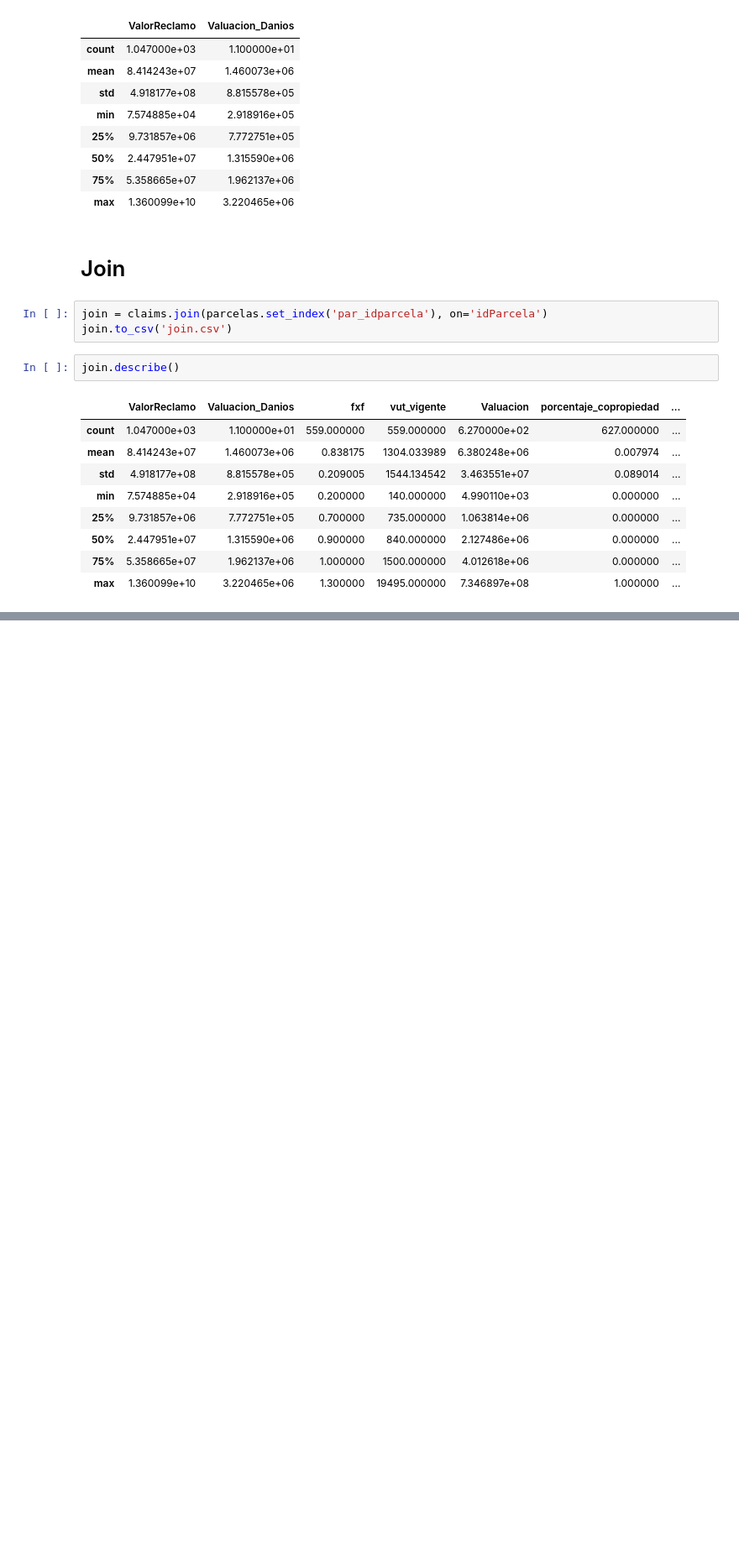
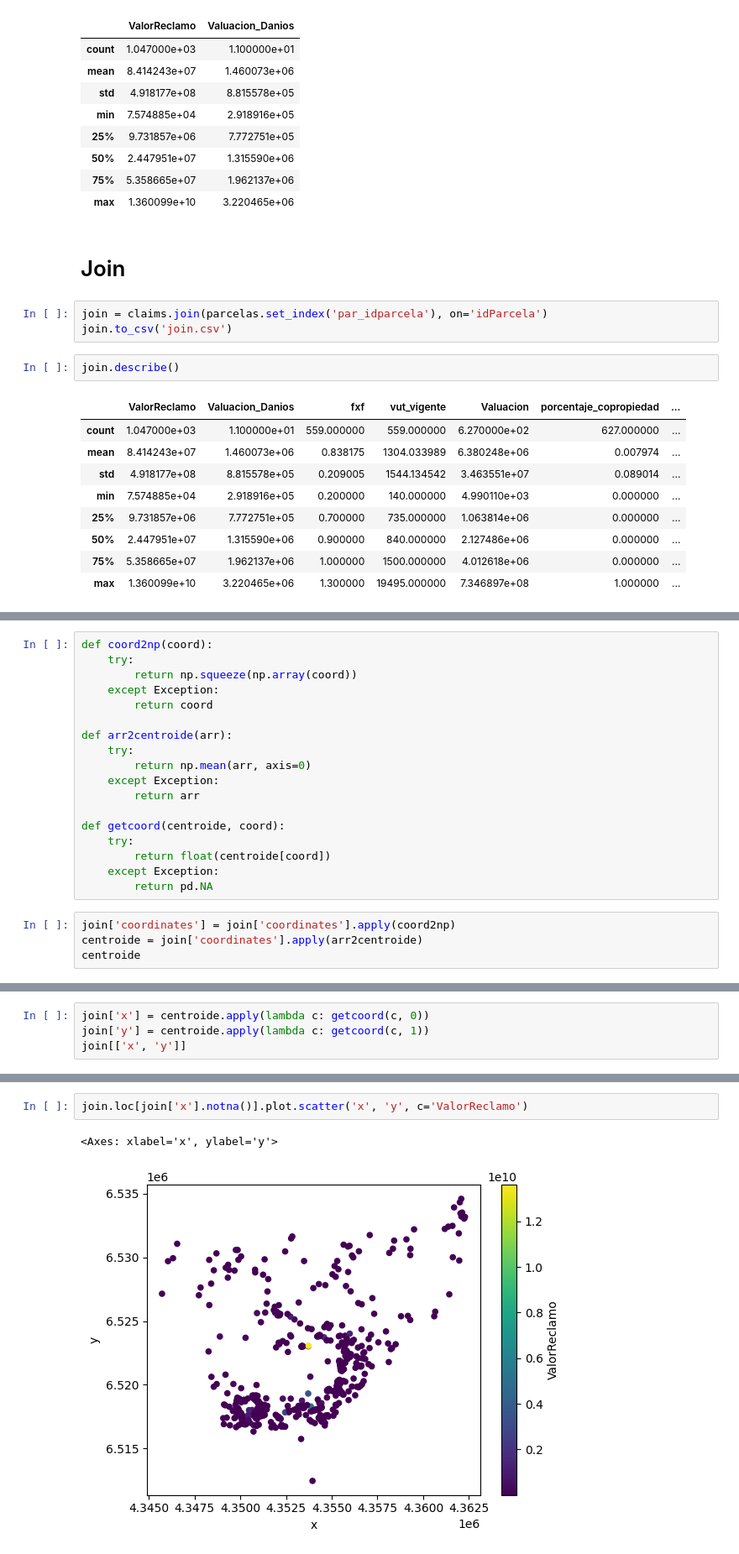
Before and after one commit to freire-guido/eci-2024, a Jupyter notebook: coso.ipynb, the cells around one changed output, grey strips where cells are left out. Shown at 84% size. Cells and saved outputs as stored; diff of their text form; blank space fills up the shorter version.

```diff
--- a/coso.ipynb
+++ b/coso.ipynb
@@ -114,0 +137,22 @@ join.describe()
+# %%
+def coord2np(coord):
+    try:
+        return np.squeeze(np.array(coord))
+    except Exception:
+        return coord
+
+def arr2centroide(arr):
+    try:
+        return np.mean(arr, axis=0)
+    except Exception:
+        return arr
+
+def getcoord(centroide, coord):
+    try:
+        return float(centroide[coord])
+    except Exception:
+        return pd.NA
+# %%
+join['coordinates'] = join['coordinates'].apply(coord2np)
+centroide = join['coordinates'].apply(arr2centroide)
+centroide
@@ -114,0 +172,4 @@ join.describe()
+# %%
+join['x'] = centroide.apply(lambda c: getcoord(c, 0))
+join['y'] = centroide.apply(lambda c: getcoord(c, 1))
+join[['x', 'y']]
@@ -114,0 +190,5 @@ join.describe()
+# %%
+join.loc[join['x'].notna()].plot.scatter('x', 'y', c='ValorReclamo')
+# %% [output]
+<Axes: xlabel='x', ylabel='y'>
+[figure, added]
```
Also changed, not shown: parts of 9 cells of this notebook.
